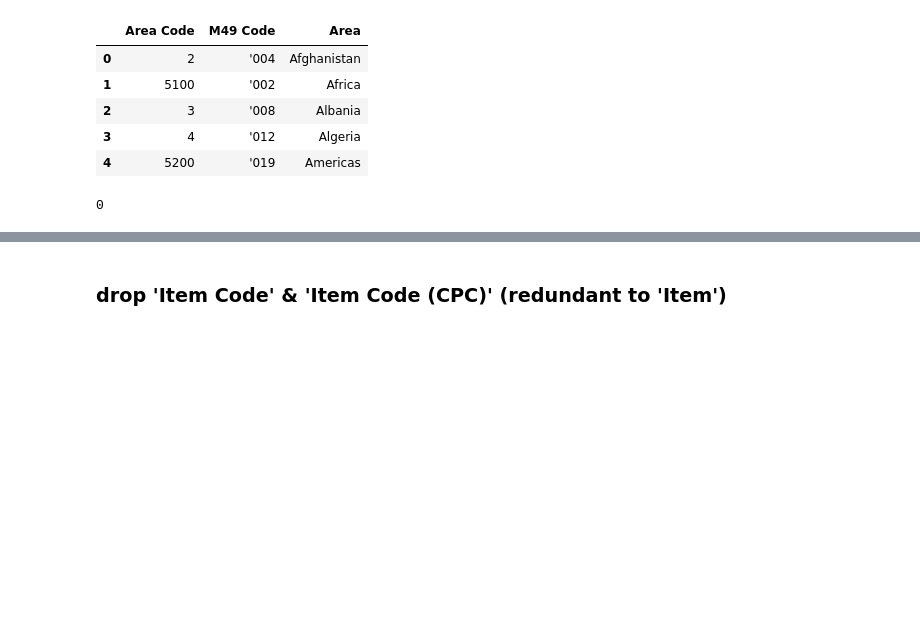
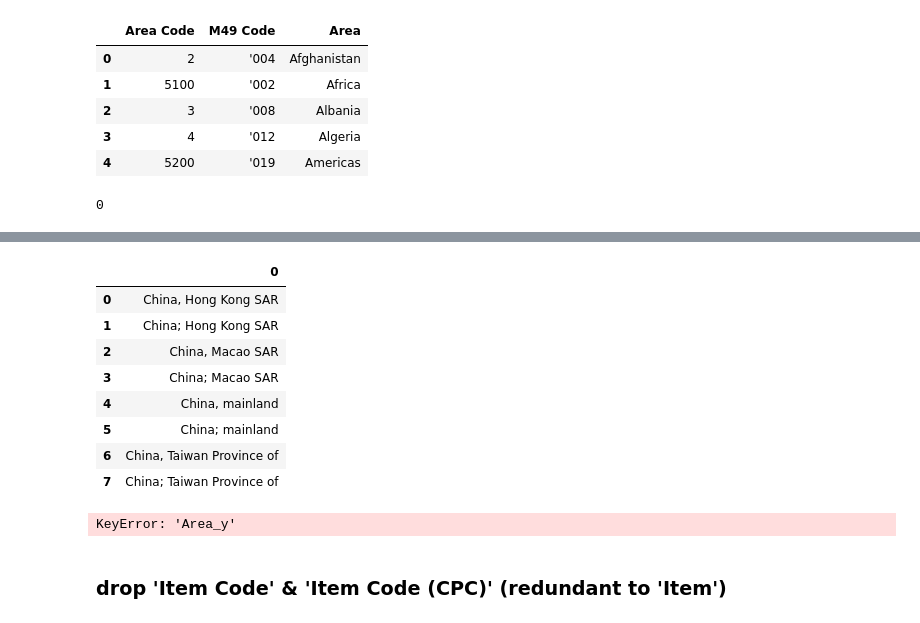
Before and after one commit to kostinam/neuefische-capstone, a Jupyter notebook: sh-1-clean-data_prod.ipynb, the cells around one changed output, grey strips where cells are left out. Drawn from its saved outputs; the diff is of its cells as text; code cells hidden in the pictures; blank space fills up the shorter version.

```diff
--- a/sh-1-clean-data_prod.ipynb
+++ b/sh-1-clean-data_prod.ipynb
@@ -123,0 +120,23 @@ df_prod = df_prod.drop(columns = ['Area Code', 'Area Code (M49)'])
+# %%
+# show divergent area values before and after merge
+pd.DataFrame(pd.unique(df_prod_temp.query(
+    '`Area_x` != `Area_y`'
+)[['Area_x', 'Area_y']].values.ravel()))
+# %% [output]
+|  | 0 |
+| 0 | China, Hong Kong SAR |
+| 1 | China; Hong Kong SAR |
+| 2 | China, Macao SAR |
+| 3 | China; Macao SAR |
+| 4 | China, mainland |
+| 5 | China; mainland |
+| 6 | China, Taiwan Province of |
+| 7 | China; Taiwan Province of |
+# %%
+# compare divergent area values after replacing ',' with ';'
+df_prod_temp['Area_y'] = df_prod_temp['Area_y'].str.replace(',', ';')
+df_prod_temp['is_equal'] = df_prod_temp['Area_x'] == df_prod_temp['Area_y']
+
+print(df_prod_temp)
+# %% [output]
+KeyError: 'Area_y'
```
Also changed, not shown: parts of 27 cells of this notebook, 2 other files.
